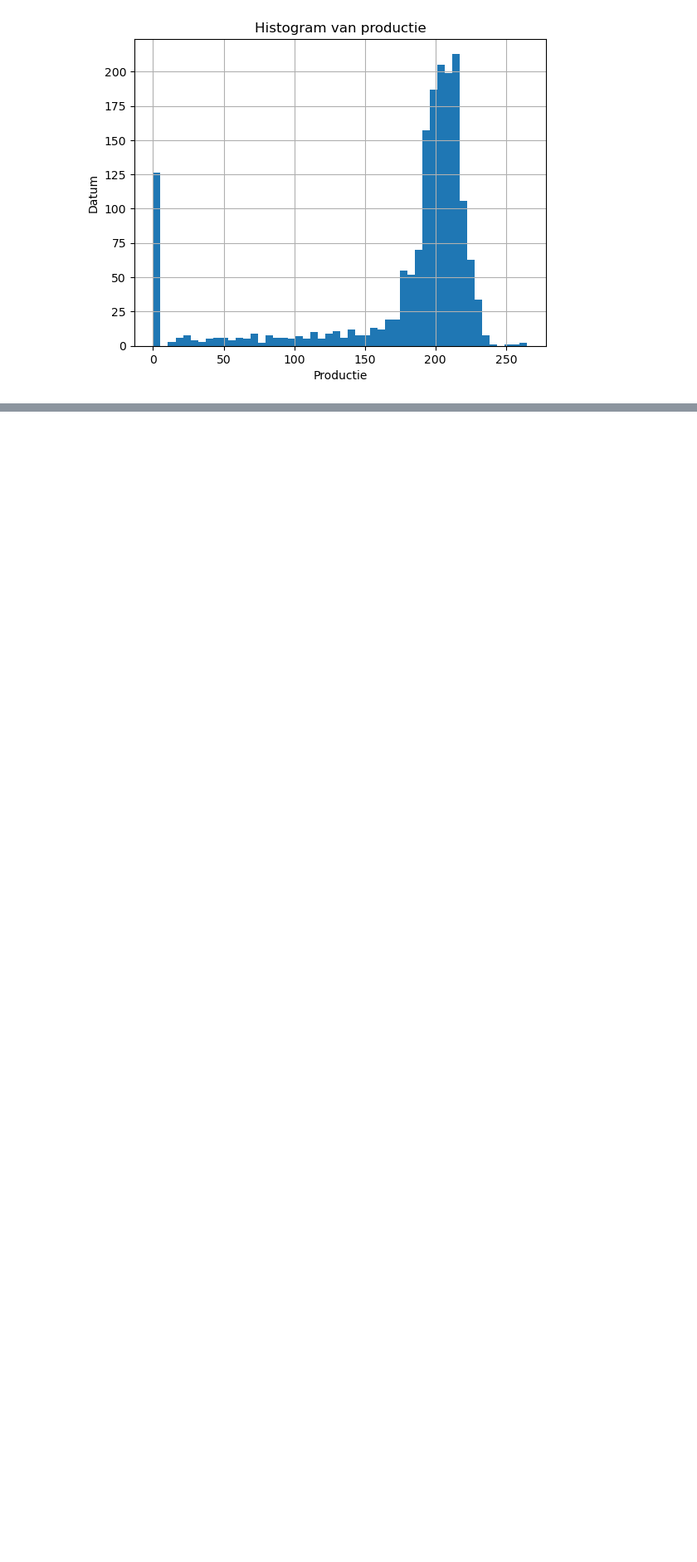
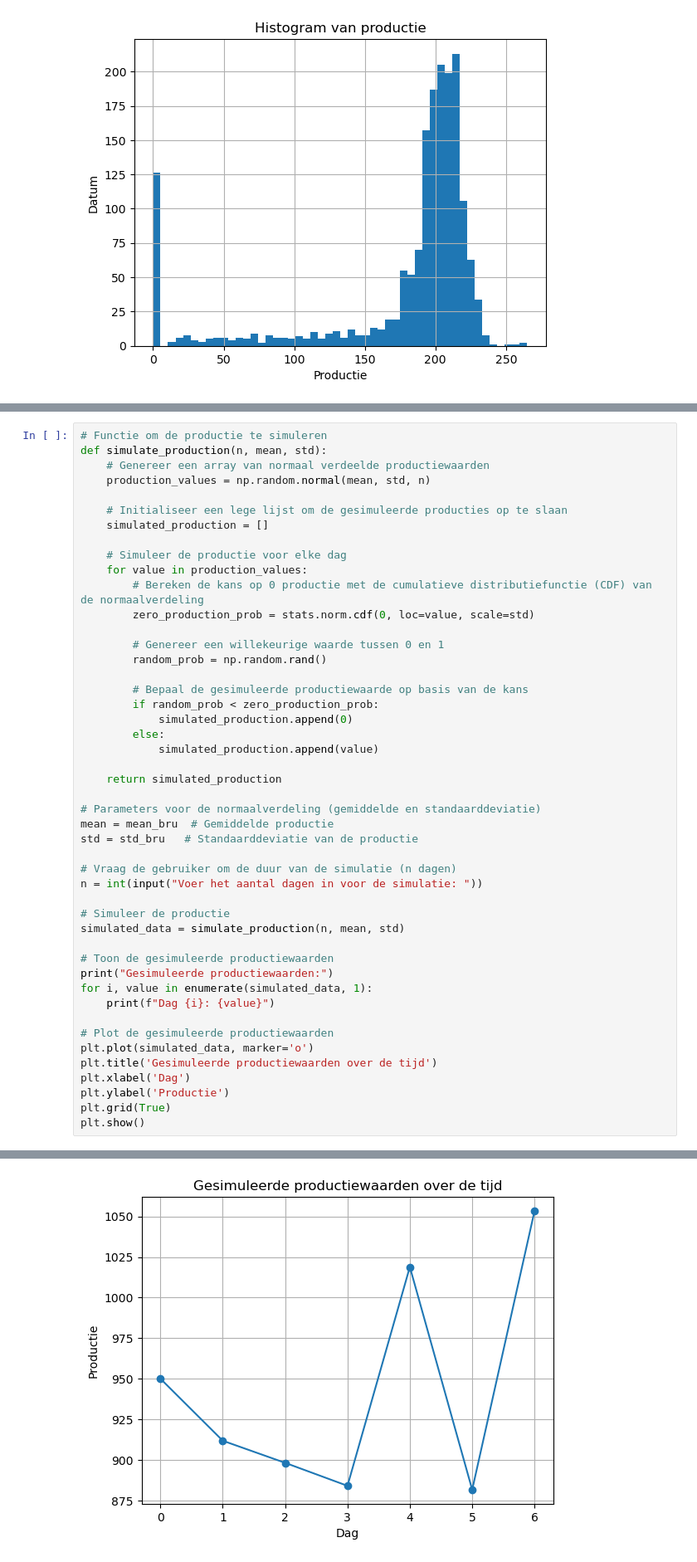
Before and after one commit to craftyraf/project-productie-proces, a Jupyter notebook: notebooks/Deel 1.ipynb, the cells around one changed output, grey strips where cells are left out. Shown at 83% size. Saved outputs shown, nothing was run; the diff lists cells and outputs as text; blank space fills up the shorter version.

```diff
--- a/notebooks/Deel 1.ipynb
+++ b/notebooks/Deel 1.ipynb
@@ -161,0 +246,48 @@ plt.show()
+# %%
+# Functie om de productie te simuleren
+def simulate_production(n, mean, std):
+    # Genereer een array van normaal verdeelde productiewaarden
+    production_values = np.random.normal(mean, std, n)
+
+    # Initialiseer een lege lijst om de gesimuleerde producties op te slaan
+    simulated_production = []
+
+    # Simuleer de productie voor elke dag
+    for value in production_values:
+        # Bereken de kans op 0 productie met de cumulatieve distributiefunctie (CDF) van de normaalverdeling
+        zero_production_prob = stats.norm.cdf(0, loc=value, scale=std)
+
+        # Genereer een willekeurige waarde tussen 0 en 1
+        random_prob = np.random.rand()
+
+        # Bepaal de gesimuleerde productiewaarde op basis van de kans
+        if random_prob < zero_production_prob:
+            simulated_production.append(0)
+        else:
+            simulated_production.append(value)
+
+    return simulated_production
+
+# Parameters voor de normaalverdeling (gemiddelde en standaarddeviatie)
+mean = mean_bru  # Gemiddelde productie
+std = std_bru   # Standaarddeviatie van de productie
+
+# Vraag de gebruiker om de duur van de simulatie (n dagen)
+n = int(input("Voer het aantal dagen in voor de simulatie: "))
+
+# Simuleer de productie
+simulated_data = simulate_production(n, mean, std)
+
+# Toon de gesimuleerde productiewaarden
+print("Gesimuleerde productiewaarden:")
+for i, value in enumerate(simulated_data, 1):
+    print(f"Dag {i}: {value}")
+
+# Plot de gesimuleerde productiewaarden
+plt.plot(simulated_data, marker='o')
+plt.title('Gesimuleerde productiewaarden over de tijd')
+plt.xlabel('Dag')
+plt.ylabel('Productie')
+plt.grid(True)
+plt.show()
+# %% [output]
@@ -161,0 +303 @@ plt.show()
+[figure, added]
```
Also changed, not shown: parts of 6 cells of this notebook.
